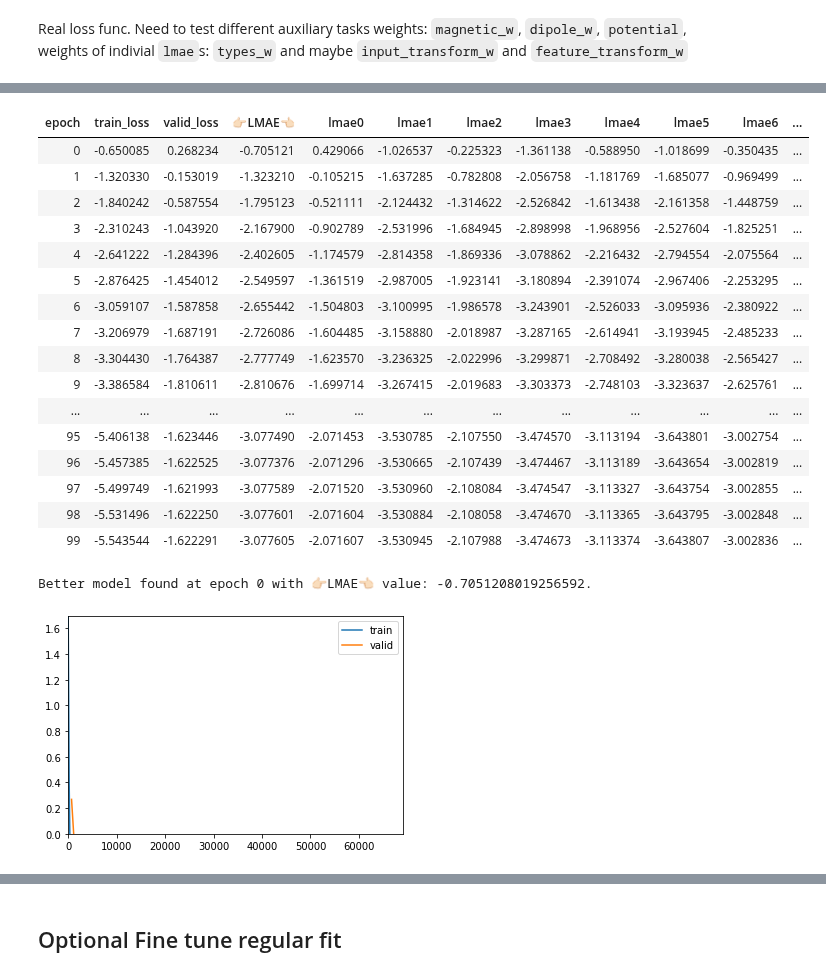
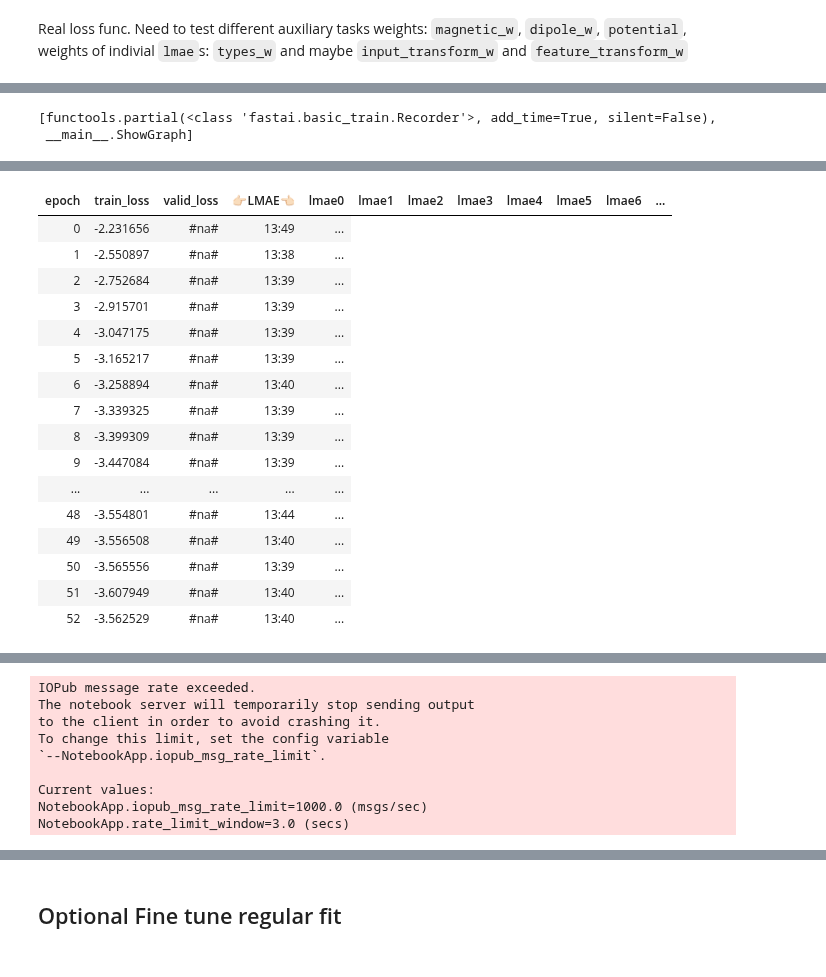
Before and after one commit to antorsae/champs-scalar-coupling, a Jupyter notebook: transformer-experiments.ipynb, the cells around one changed output, grey strips where cells are left out. Saved outputs shown, nothing was run; the diff lists cells and outputs as text; code cells hidden in the pictures.

```diff
--- a/transformer-experiments.ipynb
+++ b/transformer-experiments.ipynb
@@ -652,7 +655,7 @@ class LMAEMetric(LearnerCallback):
         if self.preds[0]: mets.extend(self.metric.forward(self.preds[0], *self.targs[0]))
         return add_metrics(last_metrics, mets) if mets else None
 # %%
-Activation = Enum('Activation', 'ReLU Swish GeLU')
+Activation = Enum('Activation', 'ReLU Swish GeLU LearnedSwish')
 
 class PositionalEncoding(Module):
     "Implement the PE function."
@@ -684,7 +687,15 @@ class GeLU(Module):
 class Swish(Module):
     def forward(self, x): return x * torch.sigmoid(x)
 
-_activ_func = {Activation.ReLU:nn.ReLU(inplace=True), Activation.GeLU:GeLU(), Activation.Swish: Swish()}
+class LearnedSwish(Module):
+    def __init__(self, slope = 0.5):
+        super().__init__()
+        self.slope = slope * torch.nn.Parameter(torch.ones(1))
+
+    def forward(self, x):
+        return self.slope.cuda() * x * torch.sigmoid(x)
+
+_activ_func = {Activation.ReLU:nn.ReLU(inplace=True), Activation.GeLU:GeLU(), Activation.Swish: Swish(), Activation.LearnedSwish: LearnedSwish()}
 
 def feed_forward(d_model:int, d_ff:int, ff_p:float=0., act:Activation=Activation.ReLU, double_drop:bool=True):
     layers = [nn.Linear(d_model, d_ff), _activ_func[act]]
@@ -1097,7 +1108,7 @@ net, learner = None,None
 gc.collect()
 torch.cuda.empty_cache()
 
-net = AtomTransformer(n_layers=6, n_heads=16,d_model=1024,d_inner=4096, act=Activation.Swish, attn_cls=MultiHeadAttention3)
+net = AtomTransformer(n_layers=6, n_heads=32,d_model=1024,d_inner=4096, act=Activation.LearnedSwish, attn_cls=MultiHeadAttention3)
 #net = AtomTransformer3(n_layers=6, n_heads=16,d_model=1024,d_inner=4096, attn_cls=MultiHeadAttention3)
 #net = AtomTransformer(n_layers=6, n_heads=16,d_model=2048,d_inner=2048)
 #net = AtomTransformer(n_layers=6, n_heads=8, d_model=512,d_inner=2048)
@@ -1138,7 +1149,8 @@ learner.summary()
 #sub_fname = 'loss-5.6540val-3.0131'
 #sub_fname = 'bestmodel_6_-0.6834144592285156'
 
-sub_fname = 'loss-5.1336val-3.0759'
+#sub_fname = 'loss-5.5435val-3.0776'
+sub_fname = 'loss-5.6017'
 # %%
 try:
     print(f"Attempting to load: {sub_fname}... ", end="")
@@ -1184,3 +1190,22 @@ learner.callback_fns
+# %%
+class ShowGraph(LearnerCallback):
+    "Update a graph of learner stats and metrics after each epoch."
+    def on_epoch_end(self, n_epochs:int, last_metrics:MetricsList, **kwargs)->bool:
+        "If we have `last_metrics` plot them in our pbar graph"
+        if last_metrics is not None and last_metrics[0] is not None:
+            rec = self.learn.recorder
+            iters = range_of(rec.losses)
+            val_iter = np.array(rec.nb_batches).cumsum()
+            x_bounds = (0, (n_epochs - len(rec.nb_batches)) * rec.nb_batches[-1] + len(rec.losses))
+            y_bounds = (min((min(Tensor(rec.losses)), min(Tensor(rec.val_losses)))),
+                        max((max(Tensor(rec.losses)), max(Tensor(rec.val_losses)))))
+            rec.pbar.update_graph([(iters, rec.losses), (val_iter, rec.val_losses)], x_bounds, y_bounds)
+        return {}
+learner.callback_fns.append(ShowGraph)
+learner.callback_fns
+# %% [output]
+[functools.partial(<class 'fastai.basic_train.Recorder'>, add_time=True, silent=False),
+ __main__.ShowGraph]
 # %%
 gc.collect()
 torch.cuda.empty_cache()
@@ -1188,5 +1213,6 @@ torch.cuda.empty_cache()
 #learner.data.batch_size = 512
 #learner.opt_func = RAdam
 #learner.opt_func = partial(torch.optim.Adam, betas=(0.9,0.99), eps=1e-2)
+learner.data.batch_size =1024-128
 learner.fit_one_cycle(100, 1.0E-04)#, moms=(0.75,0.70))
 # %% [output]
@@ -1193,19 +1220,17 @@ learner.fit_one_cycle(100, 1.0E-04)#, moms=(0.75,0.70))
 | epoch | train_loss | valid_loss | 👉🏻LMAE👈🏻 | lmae0 | lmae1 | lmae2 | lmae3 | lmae4 | lmae5 | lmae6 | ... |
-| 0 | -0.650085 | 0.268234 | -0.705121 | 0.429066 | -1.026537 | -0.225323 | -1.361138 | -0.588950 | -1.018699 | -0.350435 | ... |
-| 1 | -1.320330 | -0.153019 | -1.323210 | -0.105215 | -1.637285 | -0.782808 | -2.056758 | -1.181769 | -1.685077 | -0.969499 | ... |
-| 2 | -1.840242 | -0.587554 | -1.795123 | -0.521111 | -2.124432 | -1.314622 | -2.526842 | -1.613438 | -2.161358 | -1.448759 | ... |
-| 3 | -2.310243 | -1.043920 | -2.167900 | -0.902789 | -2.531996 | -1.684945 | -2.898998 | -1.968956 | -2.527604 | -1.825251 | ... |
-| 4 | -2.641222 | -1.284396 | -2.402605 | -1.174579 | -2.814358 | -1.869336 | -3.078862 | -2.216432 | -2.794554 | -2.075564 | ... |
-| 5 | -2.876425 | -1.454012 | -2.549597 | -1.361519 | -2.987005 | -1.923141 | -3.180894 | -2.391074 | -2.967406 | -2.253295 | ... |
-| 6 | -3.059107 | -1.587858 | -2.655442 | -1.504803 | -3.100995 | -1.986578 | -3.243901 | -2.526033 | -3.095936 | -2.380922 | ... |
-| 7 | -3.206979 | -1.687191 | -2.726086 | -1.604485 | -3.158880 | -2.018987 | -3.287165 | -2.614941 | -3.193945 | -2.485233 | ... |
-| 8 | -3.304430 | -1.764387 | -2.777749 | -1.623570 | -3.236325 | -2.022996 | -3.299871 | -2.708492 | -3.280038 | -2.565427 | ... |
-| 9 | -3.386584 | -1.810611 | -2.810676 | -1.699714 | -3.267415 | -2.019683 | -3.303373 | -2.748103 | -3.323637 | -2.625761 | ... |
-| ... | ... | ... | ... | ... | ... | ... | ... | ... | ... | ... | ... |
-| 95 | -5.406138 | -1.623446 | -3.077490 | -2.071453 | -3.530785 | -2.107550 | -3.474570 | -3.113194 | -3.643801 | -3.002754 | ... |
-| 96 | -5.457385 | -1.622525 | -3.077376 | -2.071296 | -3.530665 | -2.107439 | -3.474467 | -3.113189 | -3.643654 | -3.002819 | ... |
-| 97 | -5.499749 | -1.621993 | -3.077589 | -2.071520 | -3.530960 | -2.108084 | -3.474547 | -3.113327 | -3.643754 | -3.002855 | ... |
-| 98 | -5.531496 | -1.622250 | -3.077601 | -2.071604 | -3.530884 | -2.108058 | -3.474670 | -3.113365 | -3.643795 | -3.002848 | ... |
-| 99 | -5.543544 | -1.622291 | -3.077605 | -2.071607 | -3.530945 | -2.107988 | -3.474673 | -3.113374 | -3.643807 | -3.002836 | ... |
+| 0 | -2.231656 | #na# | 13:49 | ... |
+| 1 | -2.550897 | #na# | 13:38 | ... |
+| 2 | -2.752684 | #na# | 13:39 | ... |
+| 3 | -2.915701 | #na# | 13:39 | ... |
+| 4 | -3.047175 | #na# | 13:39 | ... |
+| 5 | -3.165217 | #na# | 13:39 | ... |
+| 6 | -3.258894 | #na# | 13:40 | ... |
+| 7 | -3.339325 | #na# | 13:39 | ... |
+| 8 | -3.399309 | #na# | 13:39 | ... |
+| 9 | -3.447084 | #na# | 13:39 | ... |
+| ... | ... | ... | ... | ... |
+| 48 | -3.554801 | #na# | 13:44 | ... |
+| 49 | -3.556508 | #na# | 13:40 | ... |
+| 50 | -3.565556 | #na# | 13:39 | ... |
+| 51 | -3.607949 | #na# | 13:40 | ... |
+| 52 | -3.562529 | #na# | 13:40 | ... |
-Better model found at epoch 0 with 👉🏻LMAE👈🏻 value: -0.7051208019256592.
-[figure, removed]
@@ -1229,2 +1238,11 @@ Better model found at epoch 99 with 👉🏻LMAE👈🏻 value: -3.0776054859161
+IOPub message rate exceeded.
+The notebook server will temporarily stop sending output
+to the client in order to avoid crashing it.
+To change this limit, set the config variable
+`--NotebookApp.iopub_msg_rate_limit`.
+
+Current values:
+NotebookApp.iopub_msg_rate_limit=1000.0 (msgs/sec)
+NotebookApp.rate_limit_window=3.0 (secs)
 # %%
 learner.recorder.plot_lr(show_moms=True)
```
Also changed, not shown: parts of 25 cells of this notebook, 1 other file.
